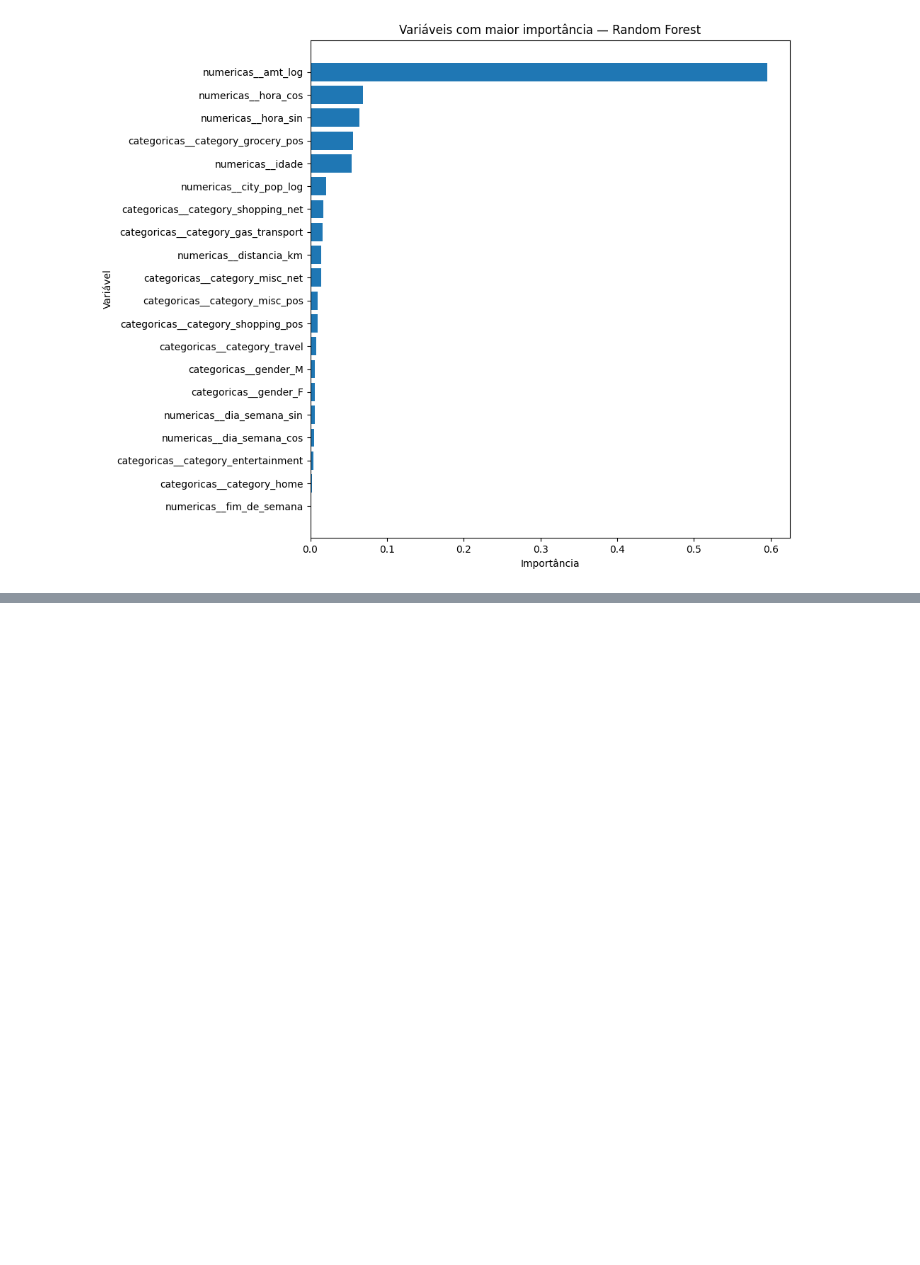
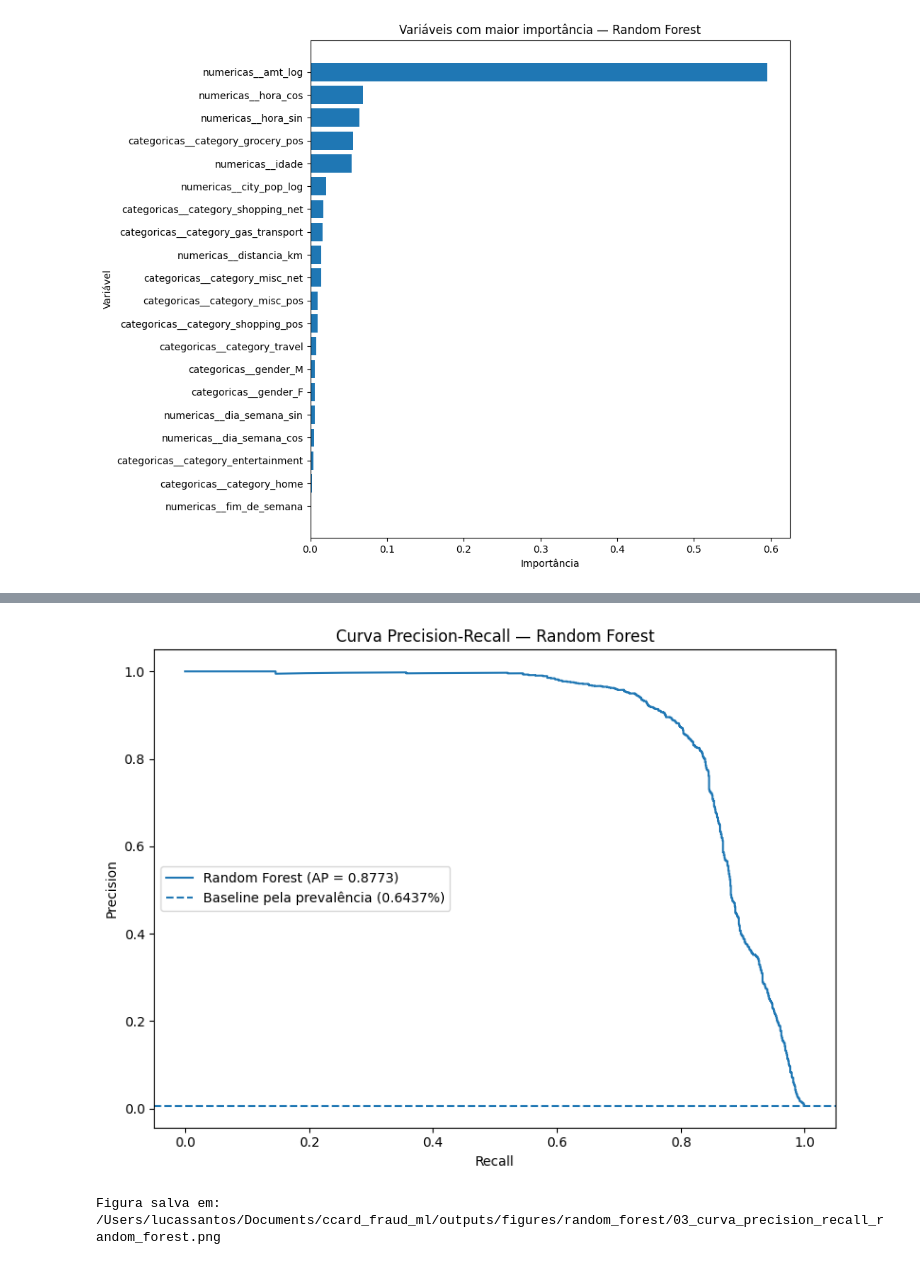
Before and after one commit to Lucas-Santosrx/ccard_fraud_ml, a Jupyter notebook: notebooks/03. Random Forest.ipynb, the cells around one changed output, grey strips where cells are left out. Drawn from its saved outputs; the diff is of its cells as text; code cells hidden in the pictures; blank space fills up the shorter version.

```diff
--- a/notebooks/03. Random Forest.ipynb
+++ b/notebooks/03. Random Forest.ipynb
@@ -752,0 +879,60 @@ Experimento salvo em: /Users/lucassantos/Documents/ccard_fraud_ml/outputs/result
+# %%
+precision_rf, recall_rf, thresholds_pr_rf = (
+    precision_recall_curve(
+        y_real_rf,
+        scores_validacao_rf
+    )
+)
+
+average_precision_rf = (
+    average_precision_score(
+        y_real_rf,
+        scores_validacao_rf
+    )
+)
+
+prevalencia_fraude = y_real_rf.mean()
+# %%
+fig, ax = plt.subplots(
+    figsize=(8, 6)
+)
+
+ax.plot(
+    recall_rf,
+    precision_rf,
+    label=(
+        "Random Forest "
+        f"(AP = {average_precision_rf:.4f})"
+    )
+)
+
+ax.axhline(
+    y=prevalencia_fraude,
+    linestyle="--",
+    label=(
+        "Baseline pela prevalência "
+        f"({prevalencia_fraude:.4%})"
+    )
+)
+
+ax.set_title(
+    "Curva Precision-Recall — Random Forest"
+)
+
+ax.set_xlabel(
+    "Recall"
+)
+
+ax.set_ylabel(
+    "Precision"
+)
+
+ax.legend()
+
+salvar_e_exibir_figura(
+    fig,
+    "03_curva_precision_recall_random_forest"
+)
+# %% [output]
+[figure, added]
+Figura salva em: /Users/lucassantos/Documents/ccard_fraud_ml/outputs/figures/random_forest/03_curva_precision_recall_random_forest.png
```
Also changed, not shown: parts of 26 cells of this notebook, 11 other files.
